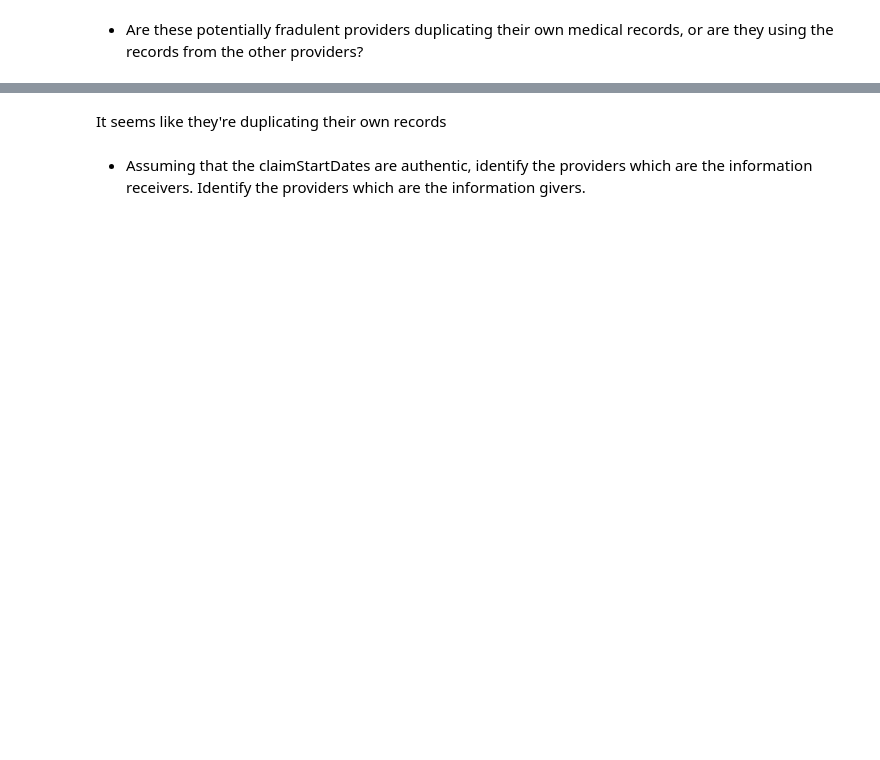
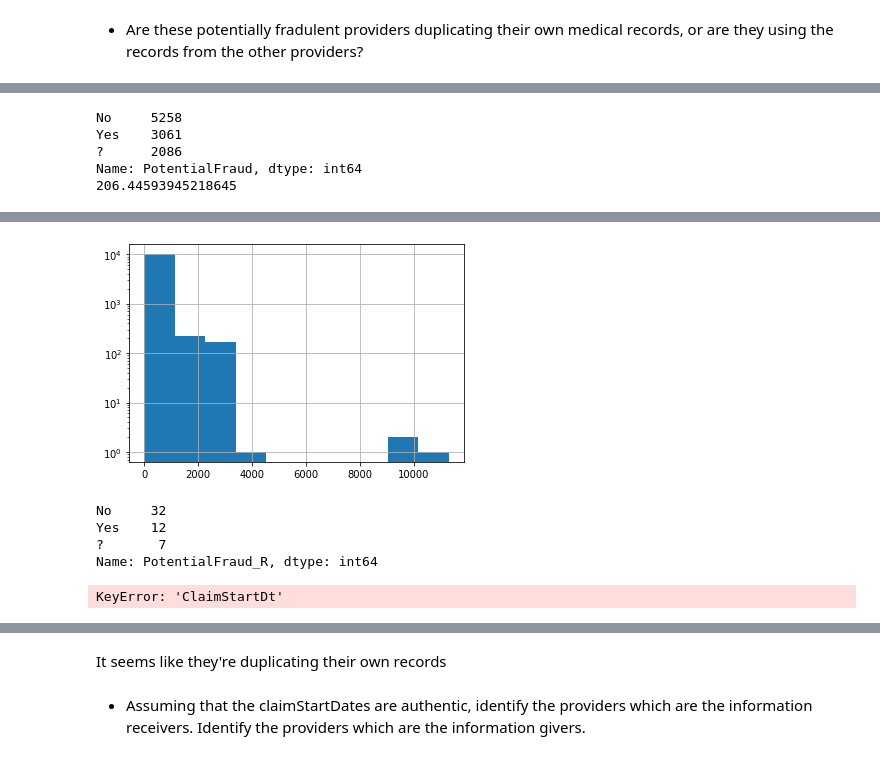
Before and after one commit to DebLeong/HealthCareCapstone, a Jupyter notebook: sam/notebooks/Aiko-Q5.ipynb, the cells around one changed output, grey strips where cells are left out. Saved outputs shown, nothing was run; the diff lists cells and outputs as text; code cells hidden in the pictures; blank space fills up the shorter version.

```diff
--- a/sam/notebooks/Aiko-Q5.ipynb
+++ b/sam/notebooks/Aiko-Q5.ipynb
@@ -405,0 +598,22 @@ data[data.BeneID=='BENE100028']
+# %%
+idx=outpat.index[outpat[['ClmAdmitDiagnosisCode','DiagnosisGroupCode','ClmDiagnosisCode_1', 'ClmDiagnosisCode_2', 'ClmDiagnosisCode_3',
+       'ClmDiagnosisCode_4', 'ClmDiagnosisCode_5', 'ClmDiagnosisCode_6',
+       'ClmDiagnosisCode_7', 'ClmDiagnosisCode_8', 'ClmDiagnosisCode_9',
+       'ClmDiagnosisCode_10', 'ClmProcedureCode_1', 'ClmProcedureCode_2',
+       'ClmProcedureCode_3', 'ClmProcedureCode_4', 'ClmProcedureCode_5',
+       'ClmProcedureCode_6']].isnull().all(1)]
+
+nullRecords = outpat.loc[idx,['BeneID','ClaimID','OPAnnualReimbursementAmt', 'OPAnnualDeductibleAmt','DeductibleAmtPaid','Provider','PotentialFraud','State','TotalClaim']]
+print(nullRecords['PotentialFraud'].value_counts())
+ax = nullRecords['TotalClaim'].hist()
+plt.yscale('log')
+
+print(nullRecords['TotalClaim'].sum()/nullRecords.shape[0])
+#ax2 = nullRecords.groupby(['State'])['ClaimID'].count().reset_index().sort_values('ClaimID').plot.bar()
+nullRecords.head(20)
+# %% [output]
+No     5258
+Yes    3061
+?      2086
+Name: PotentialFraud, dtype: int64
+206.44593945218645
@@ -405,0 +637 @@ data[data.BeneID=='BENE100028']
+[figure, added]
@@ -405,0 +649,8 @@ data[data.BeneID=='BENE100028']
+# %%
+claimTrack[claimTrack.DayDelta < 0]['PotentialFraud_R'].value_counts()
+claimTrack[claimTrack.DayDelta >300]['PotentialFraud_R'].value_counts()
+# %% [output]
+No     32
+Yes    12
+?       7
+Name: PotentialFraud_R, dtype: int64
@@ -405,0 +659,4 @@ data[data.BeneID=='BENE100028']
+# %%
+data.groupby(['BeneID','Provider']).agg({'ClaimStartDt': time_interval})
+# %% [output]
+KeyError: 'ClaimStartDt'
```
Also changed, not shown: parts of 63 cells of this notebook, 13 other files.
